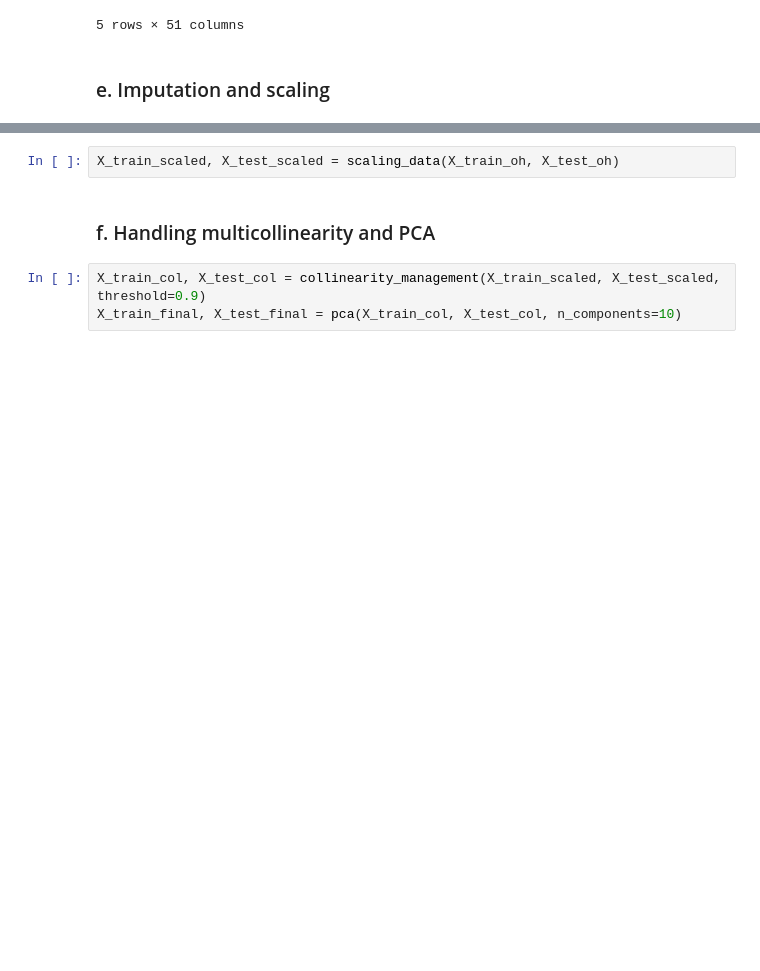
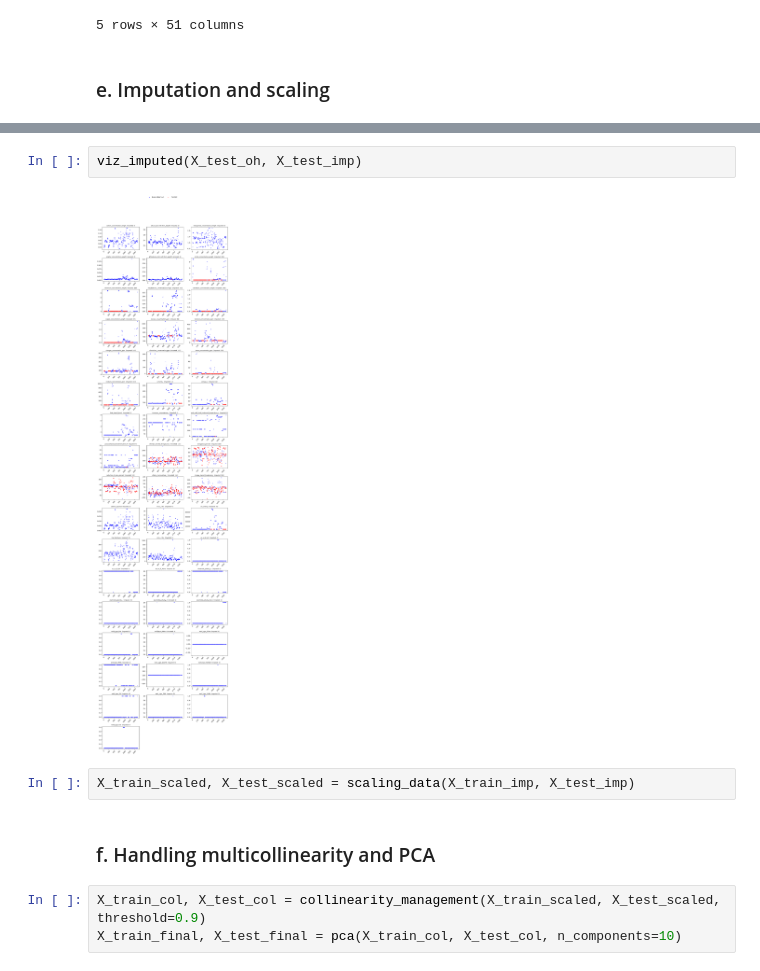
Before and after one commit to KarinaMusina44/weld-quality-prediction, a Jupyter notebook: Pre-processing-clean.ipynb, the cells around one changed output, grey strips where cells are left out. Saved outputs shown, nothing was run; the diff lists cells and outputs as text; blank space fills up the shorter version.

```diff
--- a/Pre-processing-clean.ipynb
+++ b/Pre-processing-clean.ipynb
@@ -483,5 +545,9 @@ X_train_oh.head()
+# %%
+viz_imputed(X_test_oh, X_test_imp)
+# %% [output]
+[figure, added]
 # %%
-X_train_scaled, X_test_scaled = scaling_data(X_train_oh, X_test_oh)
+X_train_scaled, X_test_scaled = scaling_data(X_train_imp, X_test_imp)
 # %% [markdown]
 ### f. Handling multicollinearity and PCA
 # %%
```
Also changed, not shown: parts of 13 cells of this notebook, 1 other file.
